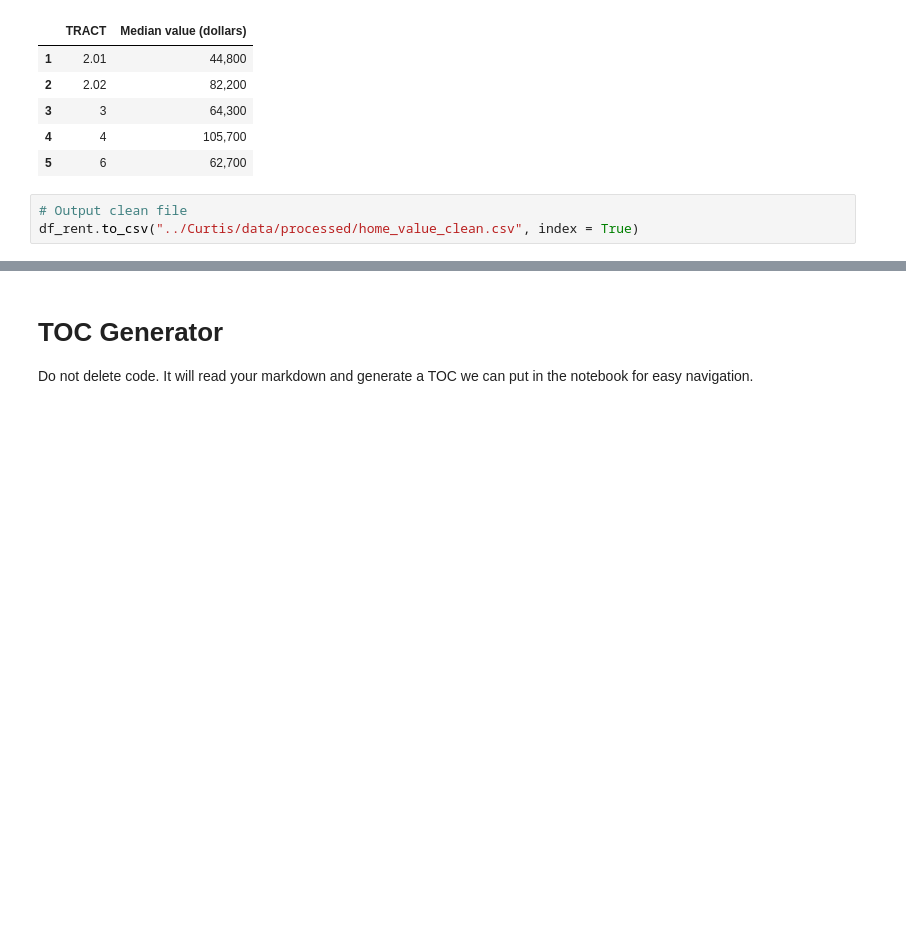
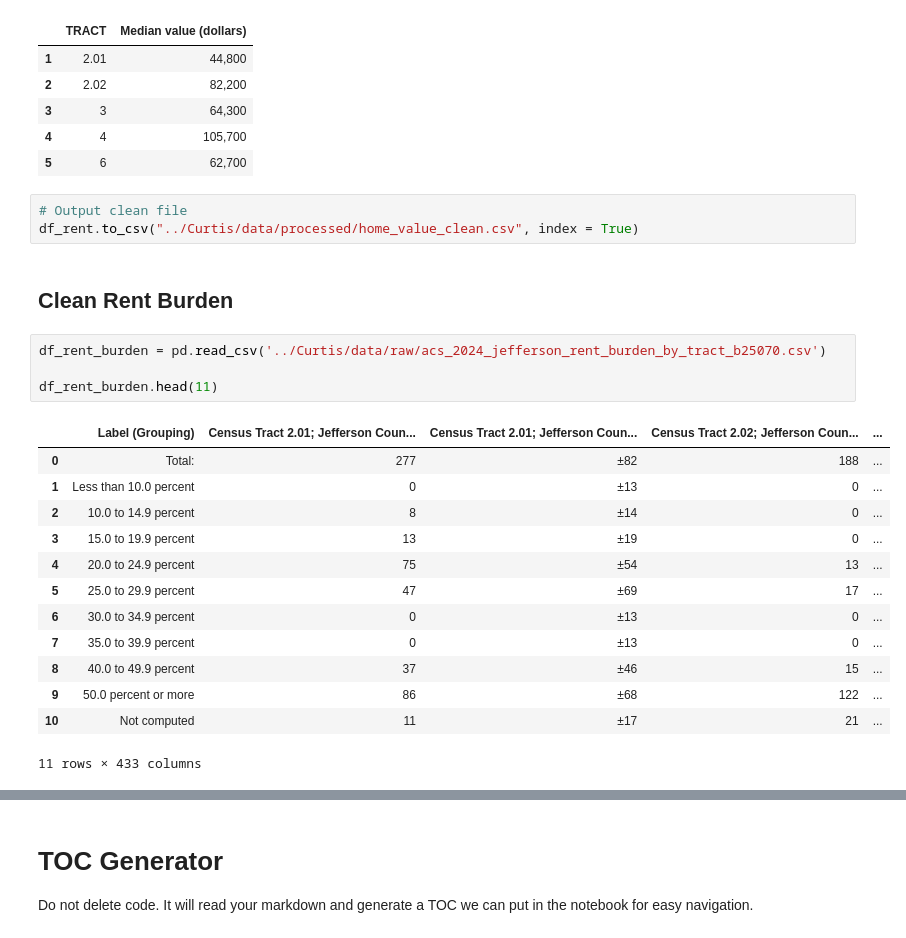
Before and after one commit to Code-You-Contributors/HUD_data_master, a Jupyter notebook: Curtis/curtis.ipynb, the cells around one changed output, grey strips where cells are left out. Drawn from its saved outputs; the diff is of its cells as text; blank space fills up the shorter version.

Commit message:
cleaned and outputted rent burden csv

```diff
--- a/Curtis/curtis.ipynb
+++ b/Curtis/curtis.ipynb
@@ -304,3 +304,23 @@ df_home_value.head()
 # %%
 # Output clean file
 df_rent.to_csv("../Curtis/data/processed/home_value_clean.csv", index = True)
+# %% [markdown]
+## Clean Rent Burden
+# %%
+df_rent_burden = pd.read_csv('../Curtis/data/raw/acs_2024_jefferson_rent_burden_by_tract_b25070.csv')
+
+df_rent_burden.head(11)
+# %% [output]
+|  | Label (Grouping) | Census Tract 2.01; Jefferson Coun... | Census Tract 2.01; Jefferson Coun... | Census Tract 2.02; Jefferson Coun... | ... |
+| 0 | Total: | 277 | ±82 | 188 | ... |
+| 1 | Less than 10.0 percent | 0 | ±13 | 0 | ... |
+| 2 | 10.0 to 14.9 percent | 8 | ±14 | 0 | ... |
+| 3 | 15.0 to 19.9 percent | 13 | ±19 | 0 | ... |
+| 4 | 20.0 to 24.9 percent | 75 | ±54 | 13 | ... |
+| 5 | 25.0 to 29.9 percent | 47 | ±69 | 17 | ... |
+| 6 | 30.0 to 34.9 percent | 0 | ±13 | 0 | ... |
+| 7 | 35.0 to 39.9 percent | 0 | ±13 | 0 | ... |
+| 8 | 40.0 to 49.9 percent | 37 | ±46 | 15 | ... |
+| 9 | 50.0 percent or more | 86 | ±68 | 122 | ... |
+| 10 | Not computed | 11 | ±17 | 21 | ... |
+11 rows × 433 columns
```
Also changed, not shown: parts of 4 cells of this notebook, 1 other file.
